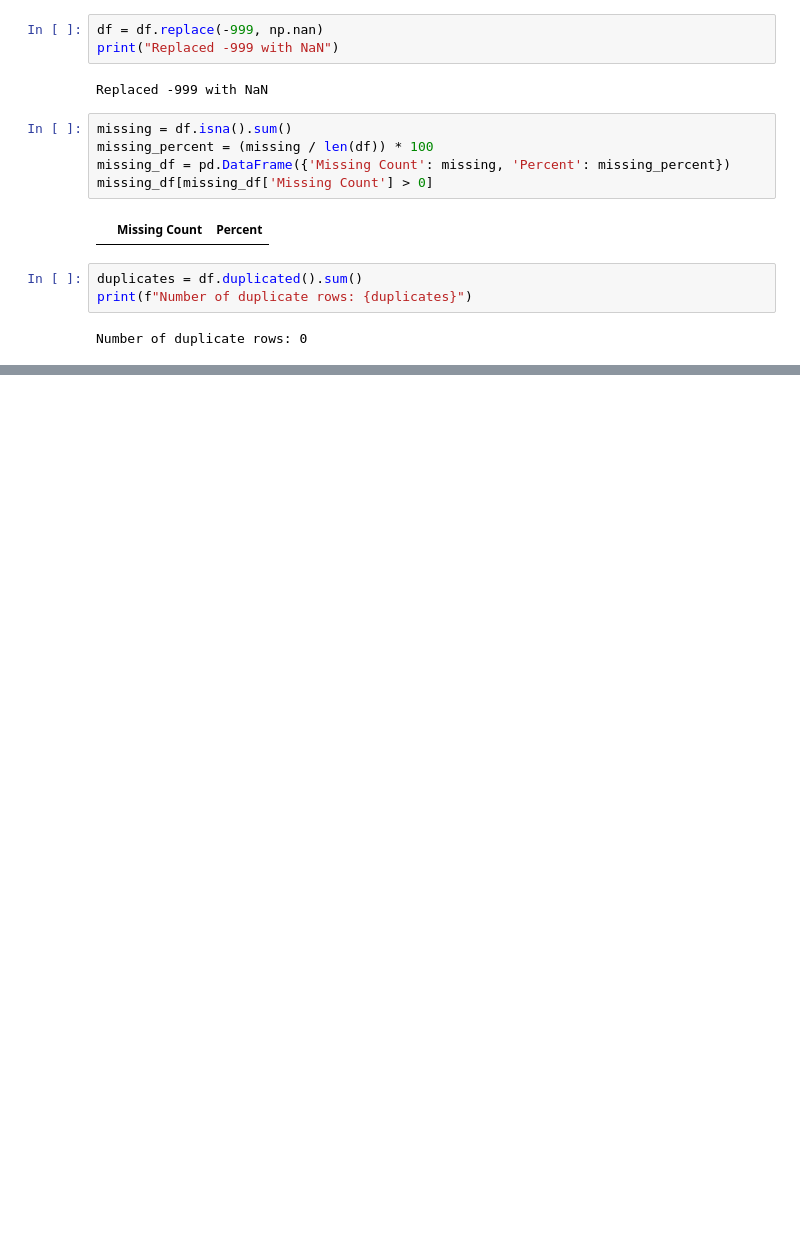
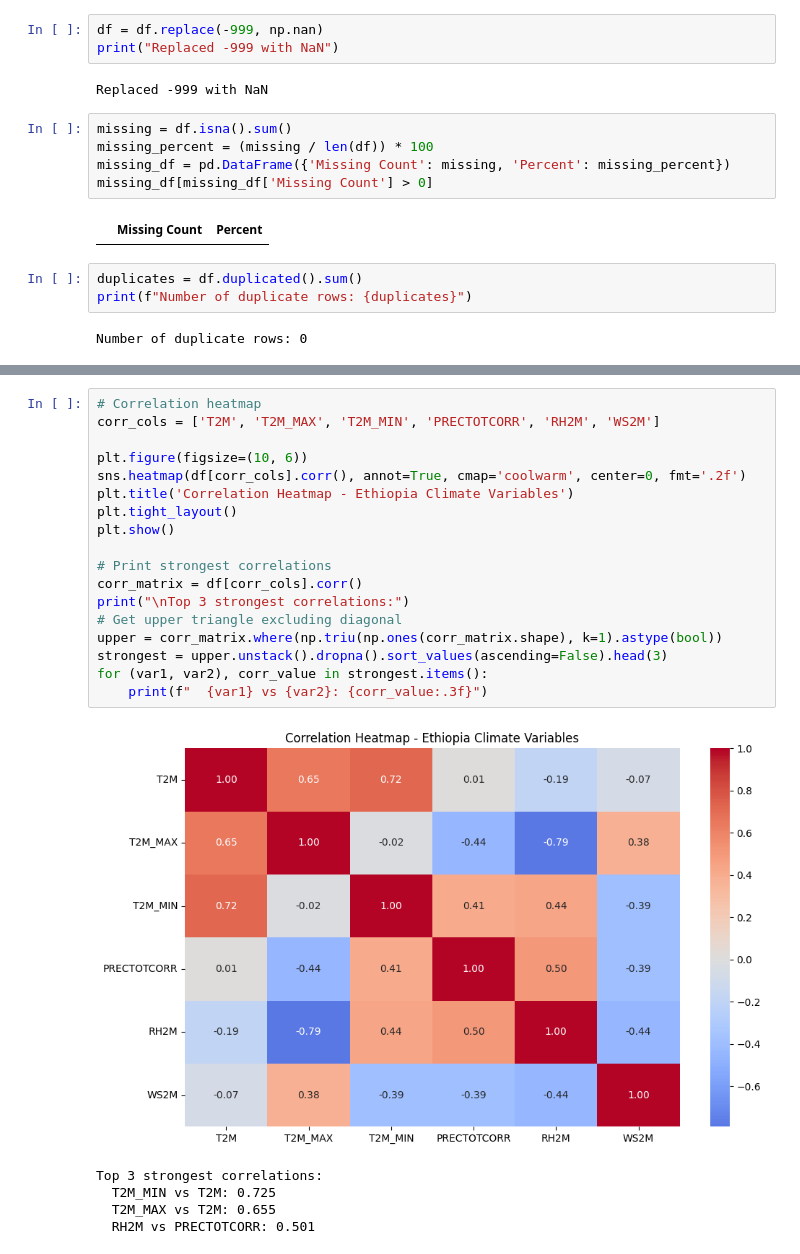
Before and after one commit to leesol1878/climate-challenge-week0, a Jupyter notebook: notebooks/ethiopia-eda.ipynb, the cells around one changed output, grey strips where cells are left out. Drawn from its saved outputs; the diff is of its cells as text; blank space fills up the shorter version.

```diff
--- a/notebooks/ethiopia-eda.ipynb
+++ b/notebooks/ethiopia-eda.ipynb
@@ -78,0 +341,24 @@ df.describe()
+# %%
+# Correlation heatmap
+corr_cols = ['T2M', 'T2M_MAX', 'T2M_MIN', 'PRECTOTCORR', 'RH2M', 'WS2M']
+
+plt.figure(figsize=(10, 6))
+sns.heatmap(df[corr_cols].corr(), annot=True, cmap='coolwarm', center=0, fmt='.2f')
+plt.title('Correlation Heatmap - Ethiopia Climate Variables')
+plt.tight_layout()
+plt.show()
+
+# Print strongest correlations
+corr_matrix = df[corr_cols].corr()
+print("\nTop 3 strongest correlations:")
+# Get upper triangle excluding diagonal
+upper = corr_matrix.where(np.triu(np.ones(corr_matrix.shape), k=1).astype(bool))
+strongest = upper.unstack().dropna().sort_values(ascending=False).head(3)
+for (var1, var2), corr_value in strongest.items():
+    print(f"  {var1} vs {var2}: {corr_value:.3f}")
+# %% [output]
+[figure, added]
+Top 3 strongest correlations:
+  T2M_MIN vs T2M: 0.725
+  T2M_MAX vs T2M: 0.655
+  RH2M vs PRECTOTCORR: 0.501
```
Also changed, not shown: parts of 14 cells of this notebook.
